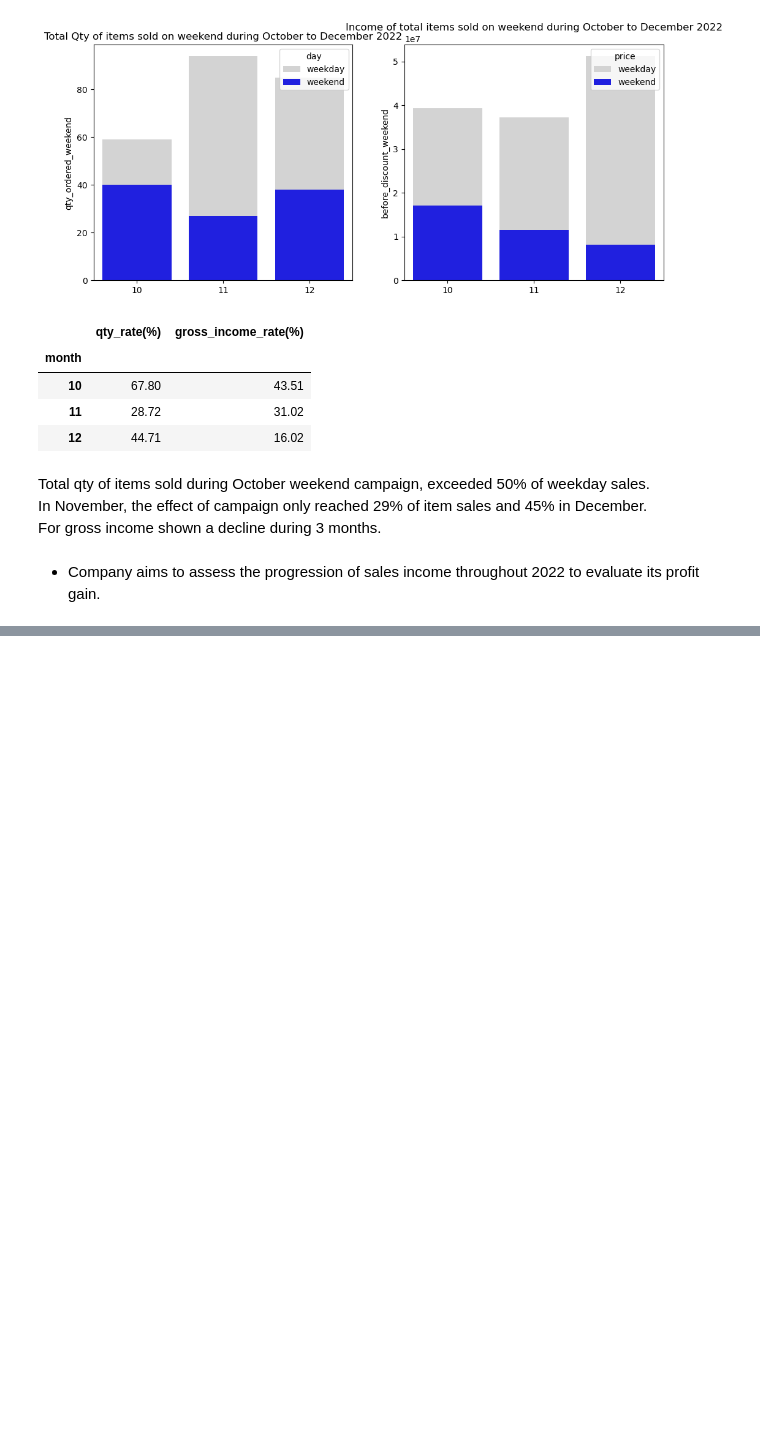
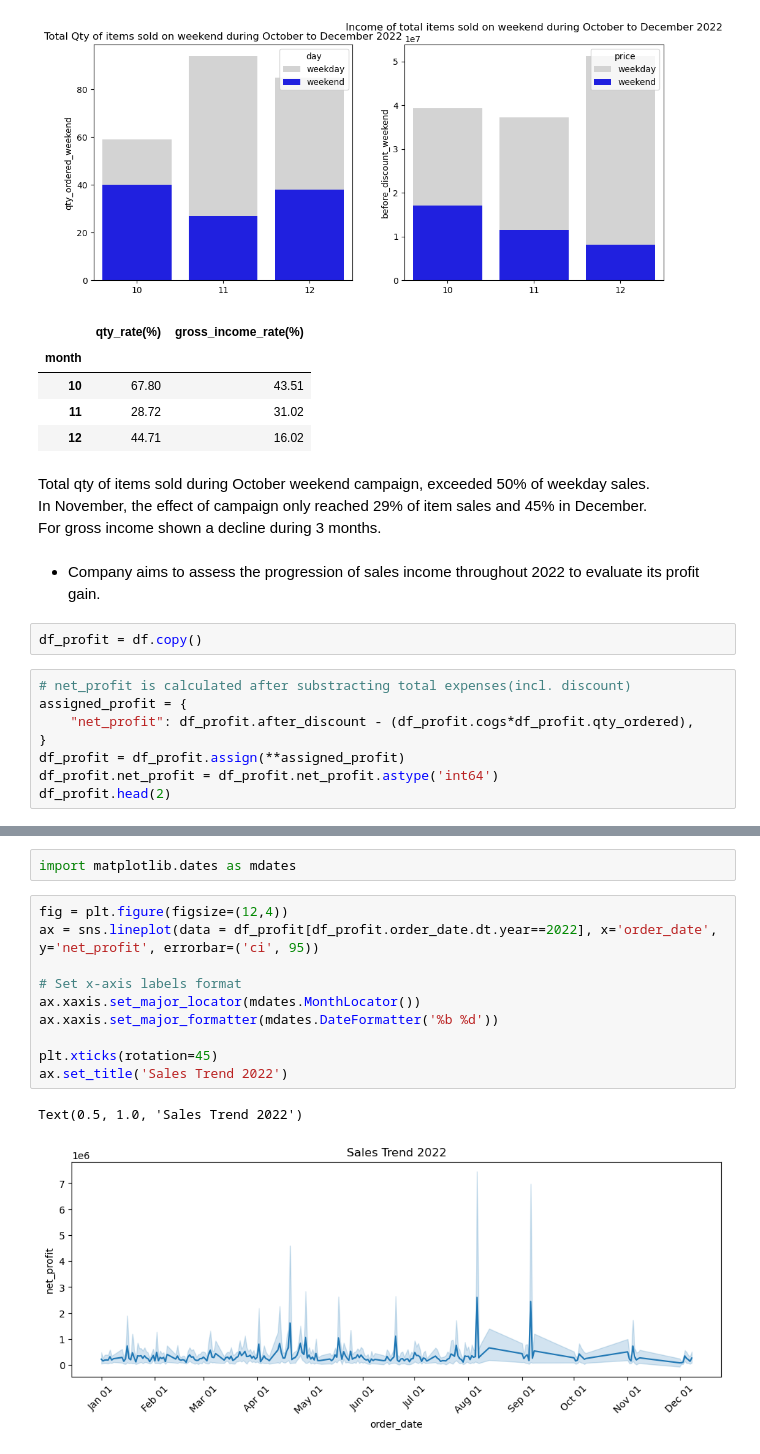
Before and after one commit to clarentcelsia/Analytics, a Jupyter notebook: ecommerce_product_sales.ipynb, the cells around one changed output, grey strips where cells are left out. Cells and saved outputs as stored; diff of their text form; blank space fills up the shorter version.

Commit message:
[add] timeseries sales graph

```diff
--- a/ecommerce_product_sales.ipynb
+++ b/ecommerce_product_sales.ipynb
@@ -795,3 +788,13 @@ In November, the effect of campaign only reached 29% of item sales and 45% in De
 For gross income shown a decline during 3 months.
 # %% [markdown]
 - Company aims to assess the progression of sales income throughout 2022 to evaluate its profit gain.
+# %%
+df_profit = df.copy()
+# %%
+# net_profit is calculated after substracting total expenses(incl. discount)
+assigned_profit = {
+    "net_profit": df_profit.after_discount - (df_profit.cogs*df_profit.qty_ordered),
+}
+df_profit = df_profit.assign(**assigned_profit)
+df_profit.net_profit = df_profit.net_profit.astype('int64')
+df_profit.head(2)
@@ -797,0 +805,15 @@ For gross income shown a decline during 3 months.
+# %%
+import matplotlib.dates as mdates
+# %%
+fig = plt.figure(figsize=(12,4))
+ax = sns.lineplot(data = df_profit[df_profit.order_date.dt.year==2022], x='order_date', y='net_profit', errorbar=('ci', 95))
+
+# Set x-axis labels format
+ax.xaxis.set_major_locator(mdates.MonthLocator())
+ax.xaxis.set_major_formatter(mdates.DateFormatter('%b %d'))
+
+plt.xticks(rotation=45)
+ax.set_title('Sales Trend 2022')
+# %% [output]
+Text(0.5, 1.0, 'Sales Trend 2022')
+[figure, added]
```
Also changed, not shown: parts of 11 cells of this notebook.
